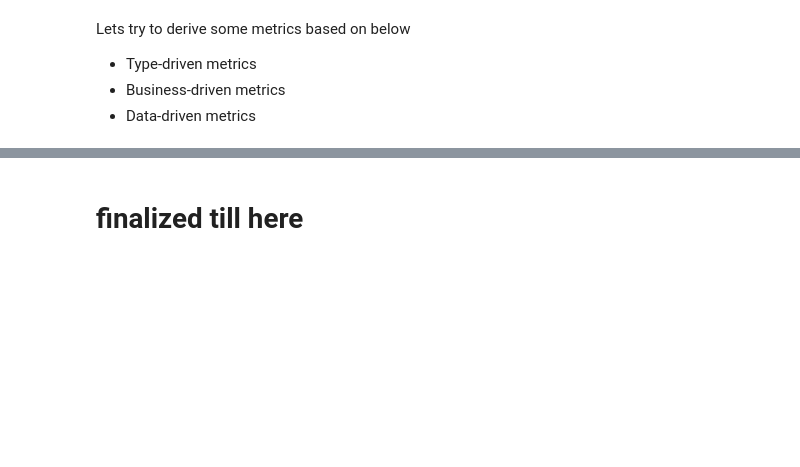
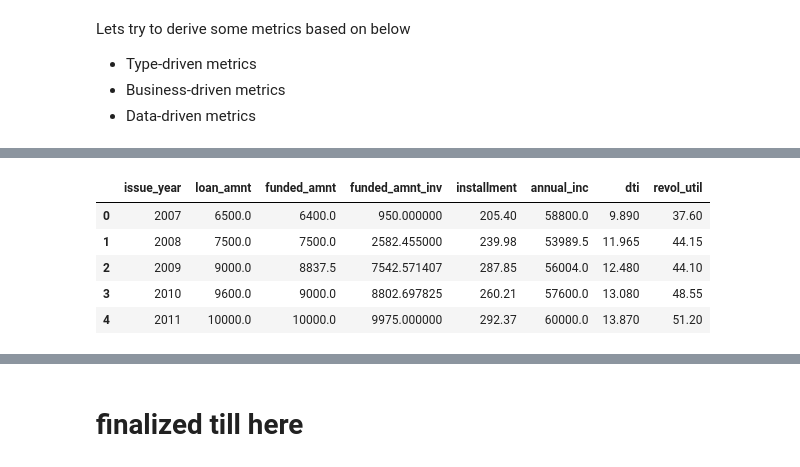
Before and after one commit to arpitjoshi/case-study-2, a Jupyter notebook: notebook.ipynb, the cells around one changed output, grey strips where cells are left out. Drawn from its saved outputs; the diff is of its cells as text; code cells hidden in the pictures; blank space fills up the shorter version.

```diff
--- a/notebook.ipynb
+++ b/notebook.ipynb
@@ -1006,0 +1037,9 @@ Lets try to derive some metrics based on below
+# %%
+yearwise_medians
+# %% [output]
+|  | issue_year | loan_amnt | funded_amnt | funded_amnt_inv | installment | annual_inc | dti | revol_util |
+| 0 | 2007 | 6500.0 | 6400.0 | 950.000000 | 205.40 | 58800.0 | 9.890 | 37.60 |
+| 1 | 2008 | 7500.0 | 7500.0 | 2582.455000 | 239.98 | 53989.5 | 11.965 | 44.15 |
+| 2 | 2009 | 9000.0 | 8837.5 | 7542.571407 | 287.85 | 56004.0 | 12.480 | 44.10 |
+| 3 | 2010 | 9600.0 | 9000.0 | 8802.697825 | 260.21 | 57600.0 | 13.080 | 48.55 |
+| 4 | 2011 | 10000.0 | 10000.0 | 9975.000000 | 292.37 | 60000.0 | 13.870 | 51.20 |
```
Also changed, not shown: parts of 10 cells of this notebook.
